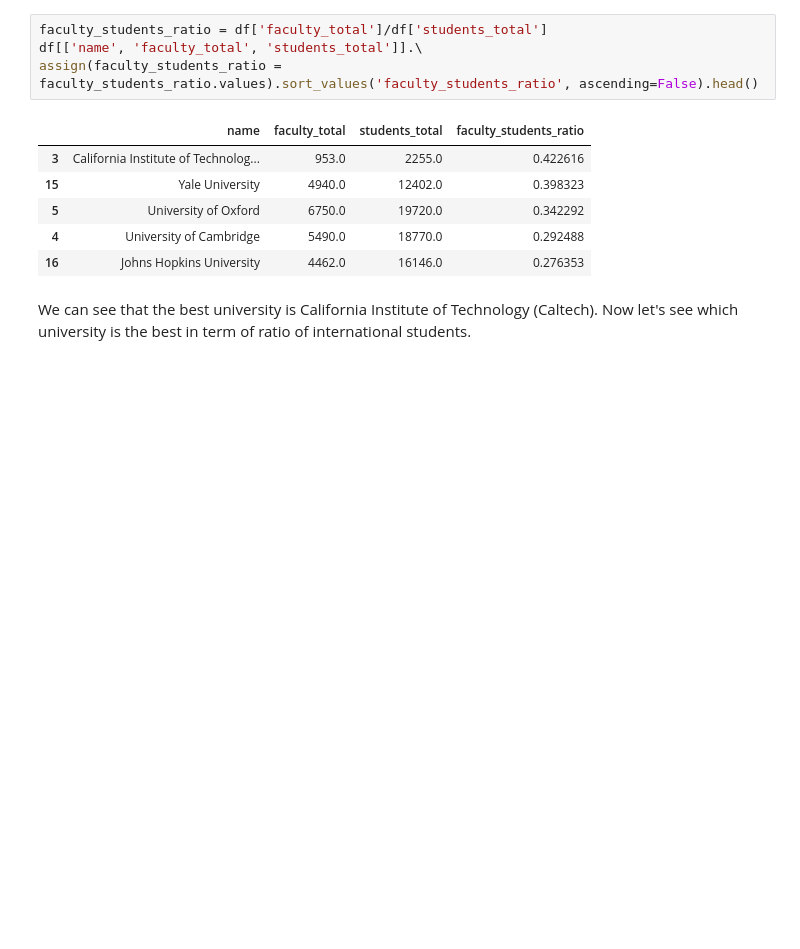
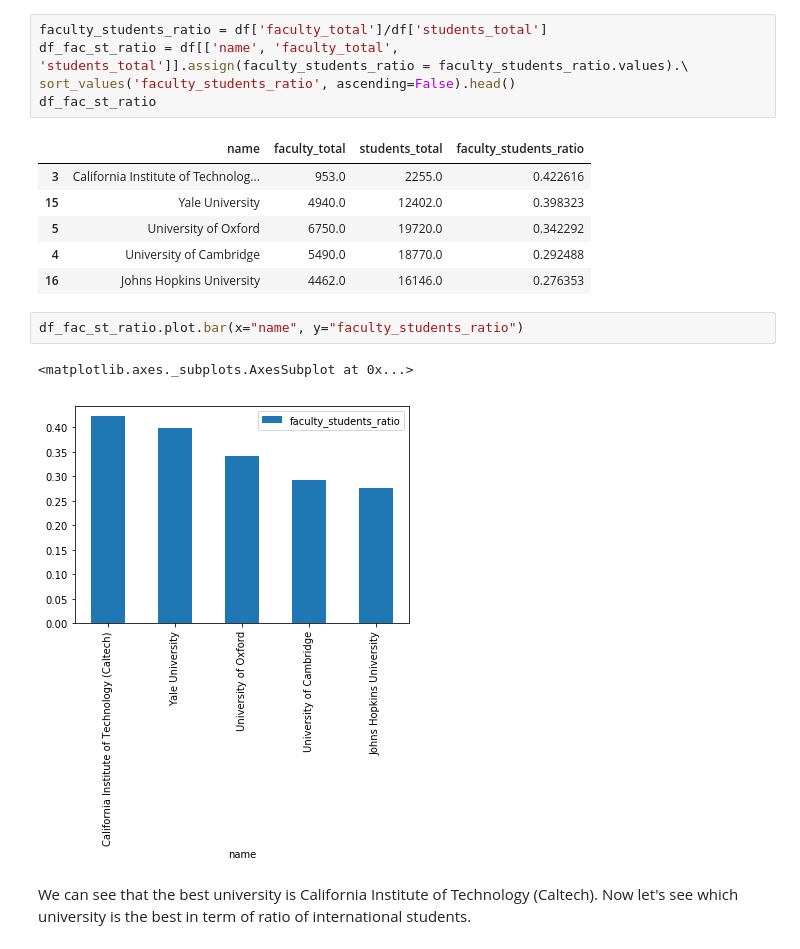
Before and after one commit to antonino-barbera/seanbi, a Jupyter notebook: HW2/Homework 2.ipynb, the cells around one changed output. Drawn from its saved outputs; the diff is of its cells as text; blank space fills up the shorter version.

```diff
--- a/HW2/Homework 2.ipynb
+++ b/HW2/Homework 2.ipynb
@@ -105,8 +112,9 @@ df.head()
 Now let's see which university is the best based on ratio between faculty members and students.
 # %%
 faculty_students_ratio = df['faculty_total']/df['students_total']
-df[['name', 'faculty_total', 'students_total']].\
-assign(faculty_students_ratio = faculty_students_ratio.values).sort_values('faculty_students_ratio', ascending=False).head()
+df_fac_st_ratio = df[['name', 'faculty_total', 'students_total']].assign(faculty_students_ratio = faculty_students_ratio.values).\
+sort_values('faculty_students_ratio', ascending=False).head()
+df_fac_st_ratio
 # %% [output]
 |  | name | faculty_total | students_total | faculty_students_ratio |
 | 3 | California Institute of Technolog... | 953.0 | 2255.0 | 0.422616 |
@@ -114,6 +122,11 @@ assign(faculty_students_ratio = faculty_students_ratio.values).sort_values('facu
 | 5 | University of Oxford | 6750.0 | 19720.0 | 0.342292 |
 | 4 | University of Cambridge | 5490.0 | 18770.0 | 0.292488 |
 | 16 | Johns Hopkins University | 4462.0 | 16146.0 | 0.276353 |
+# %%
+df_fac_st_ratio.plot.bar(x="name", y="faculty_students_ratio")
+# %% [output]
+<matplotlib.axes._subplots.AxesSubplot at 0x...>
+[figure, added]
 # %% [markdown]
 We can see that the best university is California Institute of Technology (Caltech).
 Now let's see which university is the best in term of ratio of international students.
```
Also changed, not shown: parts of 31 cells of this notebook, 1 other file.
